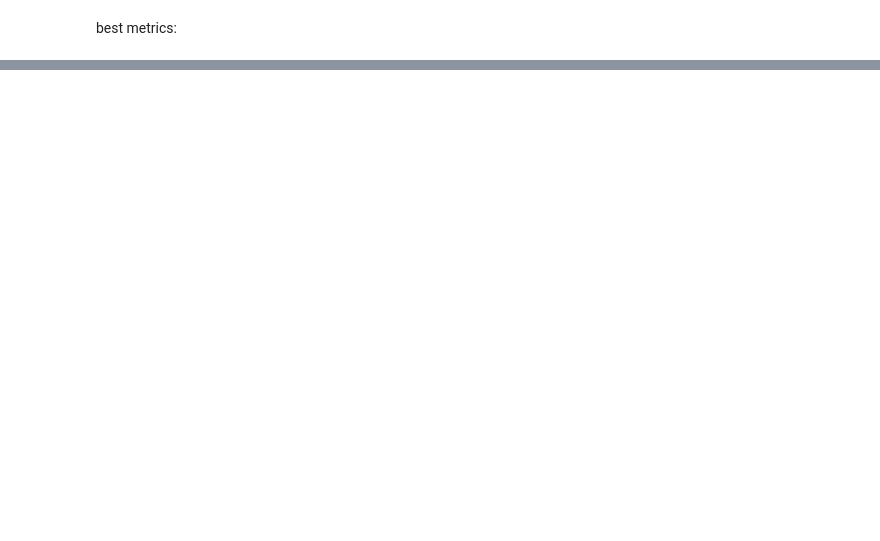
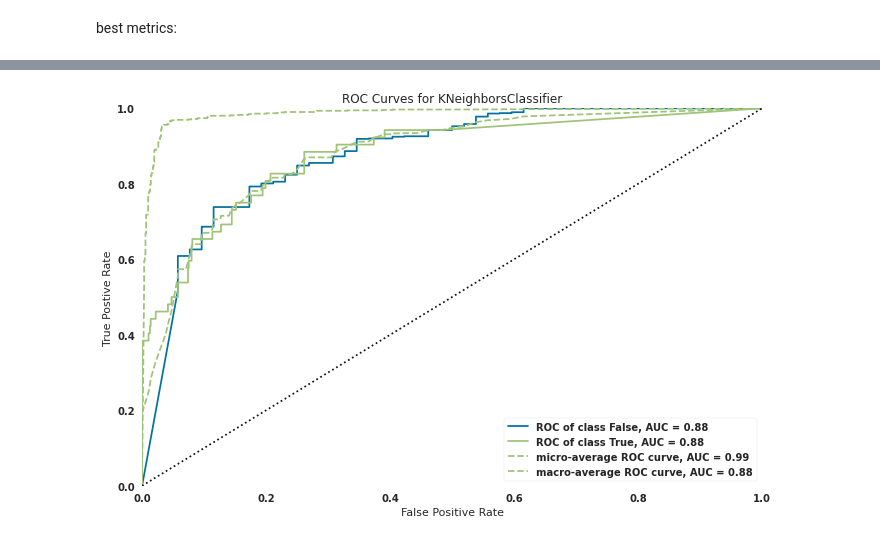
Before and after one commit to andrealorenzon/health_data_analytics, a Jupyter notebook: GUSTO/GUSTO.ipynb, the cells around one changed output, grey strips where cells are left out. Cells and saved outputs as stored; diff of their text form; code cells hidden in the pictures; blank space fills up the shorter version.

```diff
--- a/GUSTO/GUSTO.ipynb
+++ b/GUSTO/GUSTO.ipynb
@@ -672,0 +711,37 @@ dtype: object
+# %%
+import numpy as np
+import pandas as pd
+from sklearn.model_selection import train_test_split
+from sklearn.neighbors import KNeighborsClassifier
+from sklearn.pipeline import make_pipeline
+from sklearn.preprocessing import StandardScaler
+from tpot.export_utils import set_param_recursive
+
+# NOTE: Make sure that the outcome column is labeled 'target' in the data file
+tpot_data = df
+features = tpot_data.drop('day30', axis=1)
+x_train, x_test, y_train, y_test = train_test_split(df[df.columns[1:]], df['day30'])
+
+# Average CV score on the training set was: 0.9522768670309654
+exported_pipeline = make_pipeline(
+    StandardScaler(),
+    KNeighborsClassifier(n_neighbors=50, p=2, weights="distance")
+)
+# Fix random state for all the steps in exported pipeline
+set_param_recursive(exported_pipeline.steps, 'random_state', 42)
+
+exported_pipeline.fit(x_train, y_train)
+results = exported_pipeline.predict(x_test)
+# %%
+from yellowbrick.classifier import ROCAUC
+
+
+plots = []
+for index,pl in enumerate([ROCAUC]):
+    ax = plt.subplot()
+    g = pl(exported_pipeline, size=(800, 500))
+    g.fit(x_train, y_train)
+    g.score(x_test,y_test)
+    ax = g.poof(size=(1080,720))
+# %% [output]
+[figure, added]
```
Also changed, not shown: parts of 25 cells of this notebook, 6 other files.
